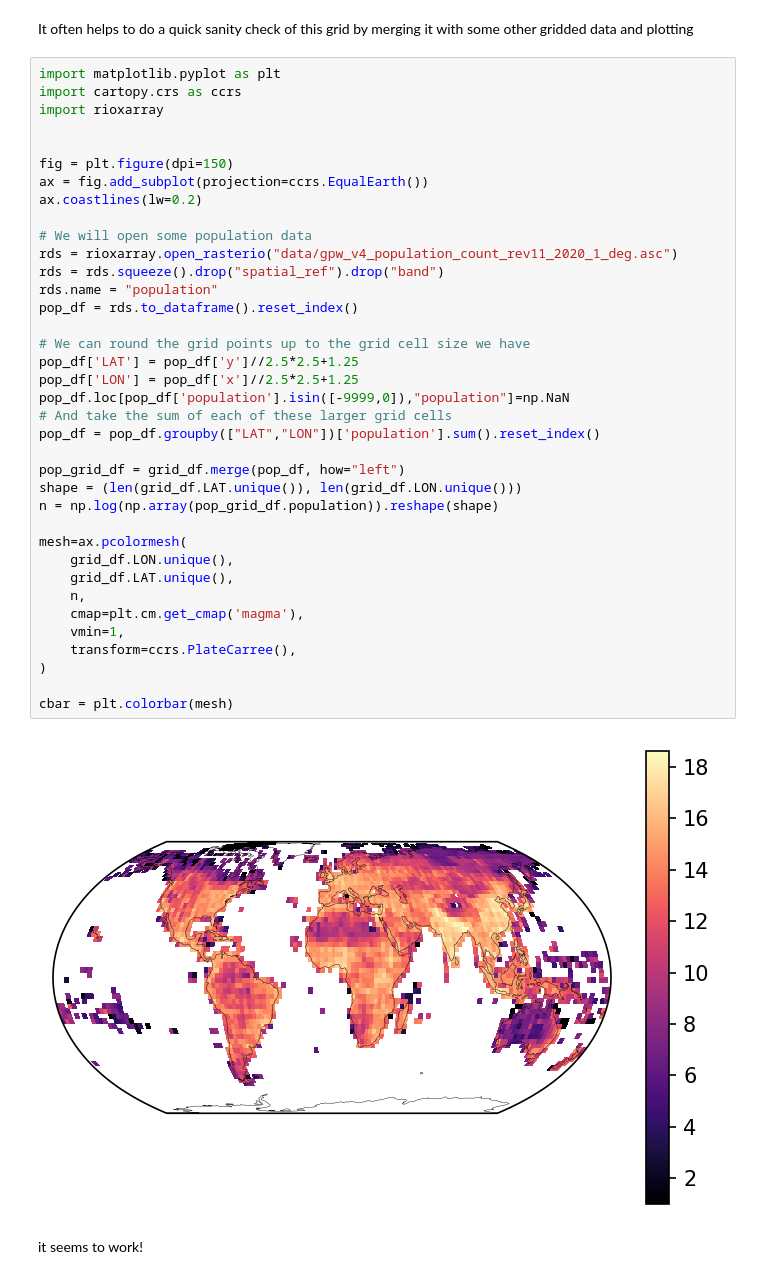
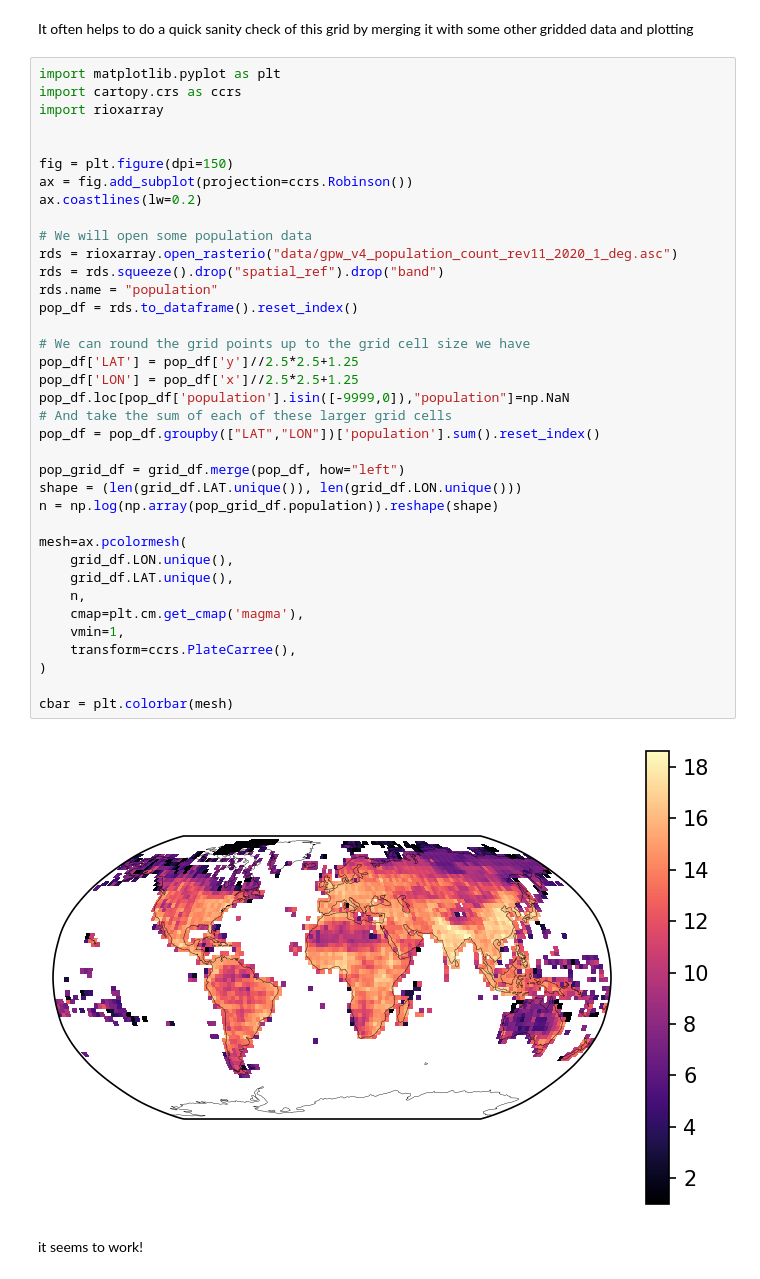
Before and after one commit to mcallaghan/NLP-climate-science-tutorial-CCAI, a Jupyter notebook: G_match_studies_gridcells.ipynb, the cells around one changed output. Saved outputs shown, nothing was run; the diff lists cells and outputs as text.

```diff
--- a/G_match_studies_gridcells.ipynb
+++ b/G_match_studies_gridcells.ipynb
@@ -58,38 +63,38 @@ import rioxarray
 
 
 fig = plt.figure(dpi=150)
-ax = fig.add_subplot(projection=ccrs.EqualEarth())
+ax = fig.add_subplot(projection=ccrs.Robinson())
 ax.coastlines(lw=0.2)
 
 # We will open some population data
 rds = rioxarray.open_rasterio("data/gpw_v4_population_count_rev11_2020_1_deg.asc")
 rds = rds.squeeze().drop("spatial_ref").drop("band")
 rds.name = "population"
 pop_df = rds.to_dataframe().reset_index()
 
 # We can round the grid points up to the grid cell size we have
 pop_df['LAT'] = pop_df['y']//2.5*2.5+1.25
 pop_df['LON'] = pop_df['x']//2.5*2.5+1.25
 pop_df.loc[pop_df['population'].isin([-9999,0]),"population"]=np.NaN
 # And take the sum of each of these larger grid cells
 pop_df = pop_df.groupby(["LAT","LON"])['population'].sum().reset_index()
 
 pop_grid_df = grid_df.merge(pop_df, how="left")
 shape = (len(grid_df.LAT.unique()), len(grid_df.LON.unique()))
 n = np.log(np.array(pop_grid_df.population)).reshape(shape)
 
 mesh=ax.pcolormesh(
     grid_df.LON.unique(),
     grid_df.LAT.unique(),
     n,
     cmap=plt.cm.get_cmap('magma'),
     vmin=1,
     transform=ccrs.PlateCarree(),
 )
 
 cbar = plt.colorbar(mesh)
 # %% [output]
-[figure, old version]
+[figure, new version]
 # %% [markdown]
 it seems to work!
 # %% [markdown]
```
Also changed, not shown: parts of 4 cells of this notebook, 2 other files.
